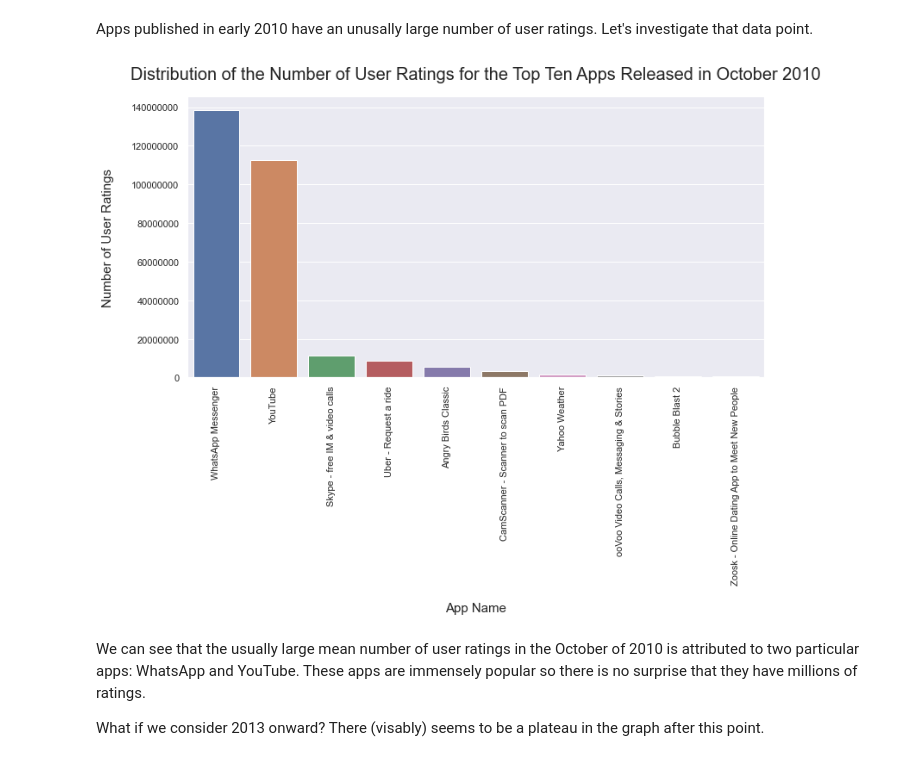
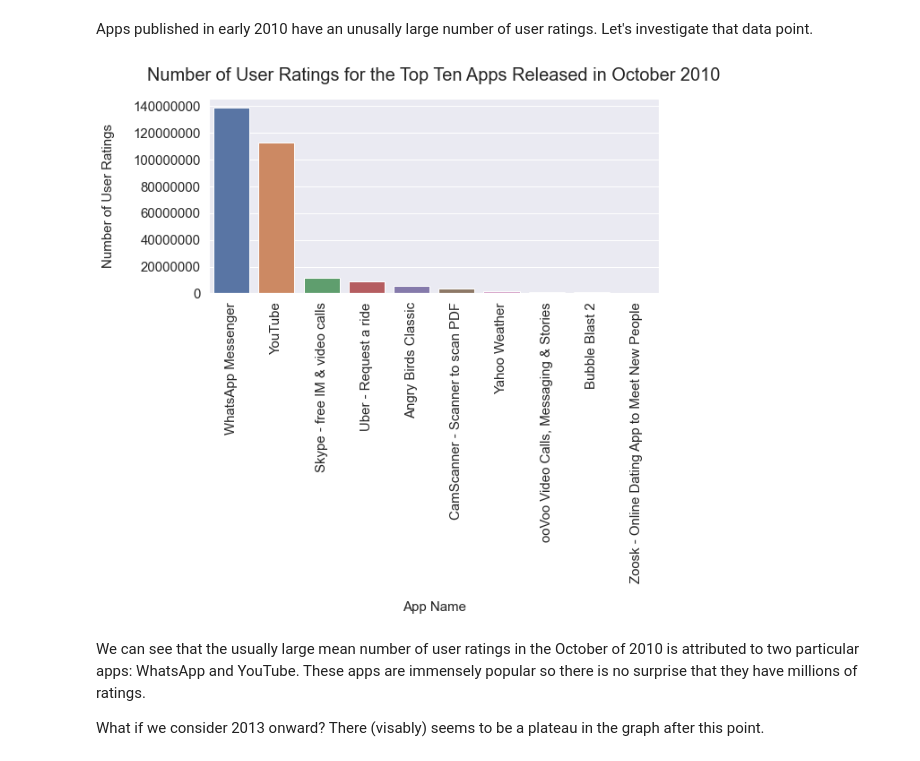
Before and after one commit to Superocker50/CMPT-353-Final-Project, a Jupyter notebook: cmpt-353-part-1.ipynb, the cells around one changed output. Saved outputs shown, nothing was run; the diff lists cells and outputs as text; code cells hidden in the pictures.

```diff
--- a/cmpt-353-part-1.ipynb
+++ b/cmpt-353-part-1.ipynb
@@ -316,20 +324,21 @@ high_num_rating_apps = apps[(apps['Release Month'] == high_num_rating_month) &
 high_num_rating_apps.sort_values(by=['Rating Count'], ascending=False, inplace=True)
 top_ten = high_num_rating_apps.head(10)
 # %%
-figure = plt.figure(figsize=(12, 6))
+figure = plt.figure(figsize=(9, 4))
 axis = plt.gca()
 
 # From https://stackoverflow.com/questions/28371674/prevent-scientific-notation-in-matplotlib-pyplot
 axis.ticklabel_format(style='plain')
 
 sns.barplot(x='App Name', y='Rating Count', data=top_ten)
-plt.xticks(rotation=90)
+plt.xticks(rotation=90, fontsize=15)
+plt.yticks(fontsize=15)
 plt.xlabel('App Name', fontsize=15, labelpad=20)
 plt.ylabel('Number of User Ratings', fontsize=15, labelpad=20)
-plt.title('Distribution of the Number of User Ratings for the Top Ten Apps Released in October 2010', fontsize=20, pad=20)
+plt.title('Number of User Ratings for the Top Ten Apps Released in October 2010', fontsize=20, pad=20)
 plt.show()
 # %% [output]
-[figure, old version]
+[figure, new version]
 # %% [markdown]
 We can see that the usually large mean number of user ratings in the October of 2010 is attributed to two particular apps: WhatsApp and YouTube. These apps are immensely popular so there is no surprise that they have millions of ratings.
 
```
Also changed, not shown: parts of 24 cells of this notebook, 1 other file.
